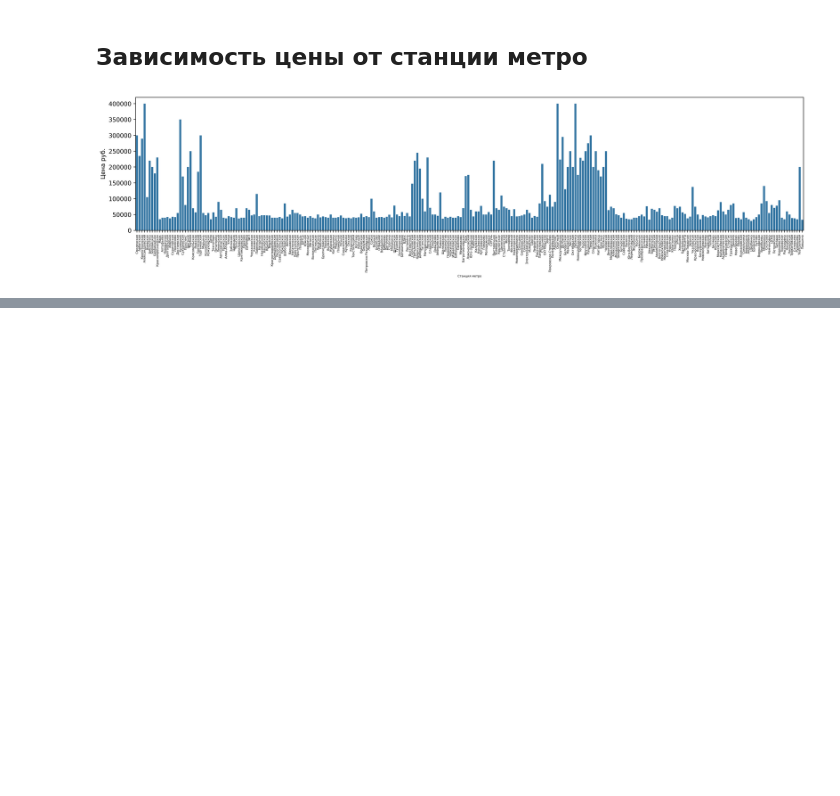
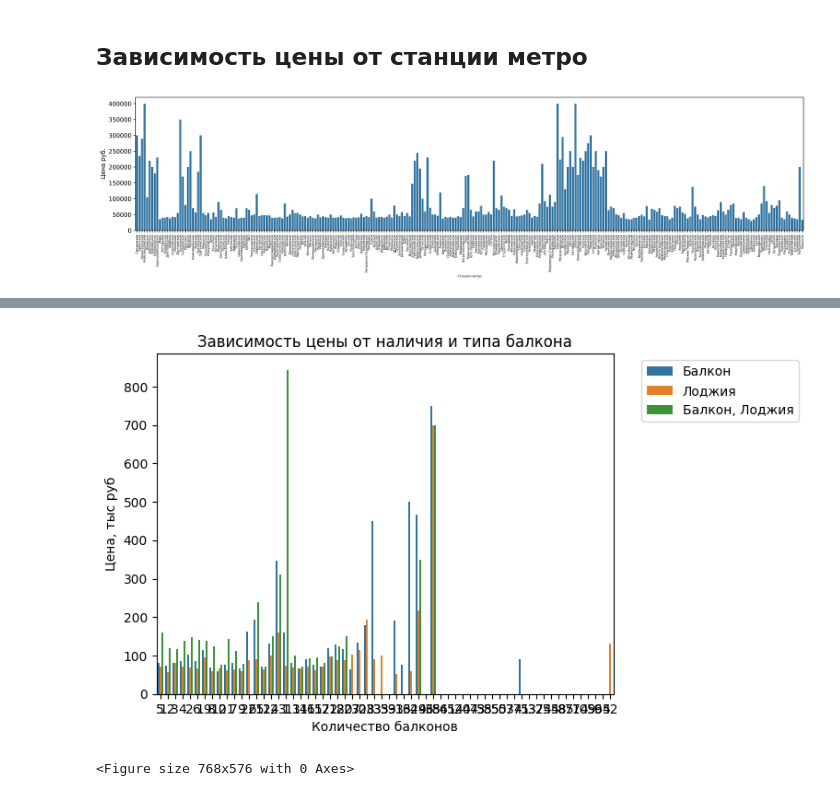
Before and after one commit to prihoslo/data_analysis_project, a Jupyter notebook: program_files/test.ipynb, the cells around one changed output, grey strips where cells are left out. Cells and saved outputs as stored; diff of their text form; code cells hidden in the pictures; blank space fills up the shorter version.

```diff
--- a/program_files/test.ipynb
+++ b/program_files/test.ipynb
@@ -249,0 +276,26 @@ plt.show()
+# %%
+ax = sns.barplot(
+    data=df,
+    x='Float_floor',
+    y=df['Price']/1000,
+    hue='Balcony',
+    errorbar=None
+)
+
+ax.set(
+    title='Зависимость цены от наличия и типа балкона',
+    xlabel='Количество балконов',
+    ylabel='Цена, тыс руб'
+    )
+
+ax.legend(
+    bbox_to_anchor=(1.42, 1),
+    loc="upper right"
+)
+
+plt.figure(dpi=120)
+
+plt.show()
+# %% [output]
+[figure, added]
+<Figure size 768x576 with 0 Axes>
```
Also changed, not shown: parts of 11 cells of this notebook.
